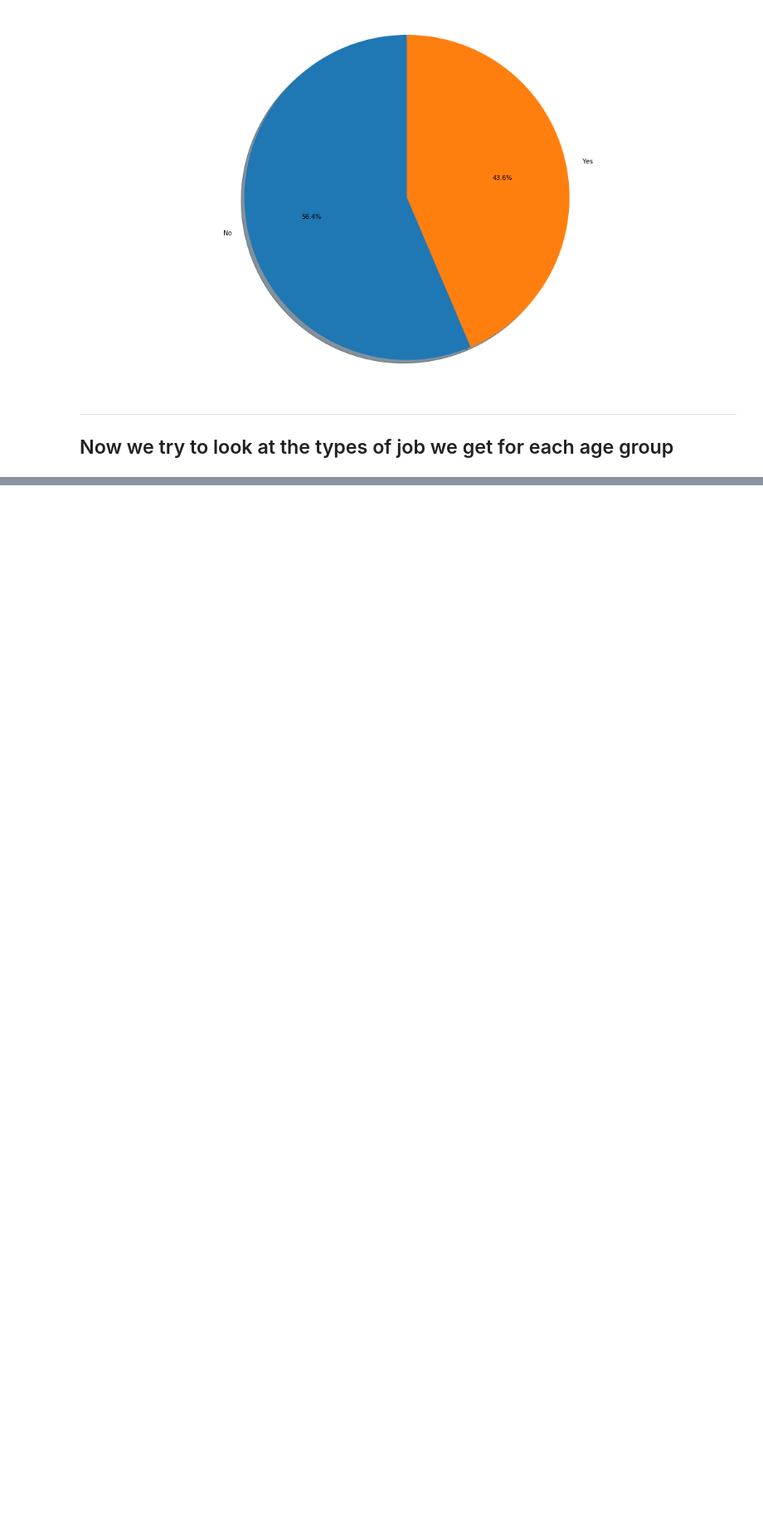
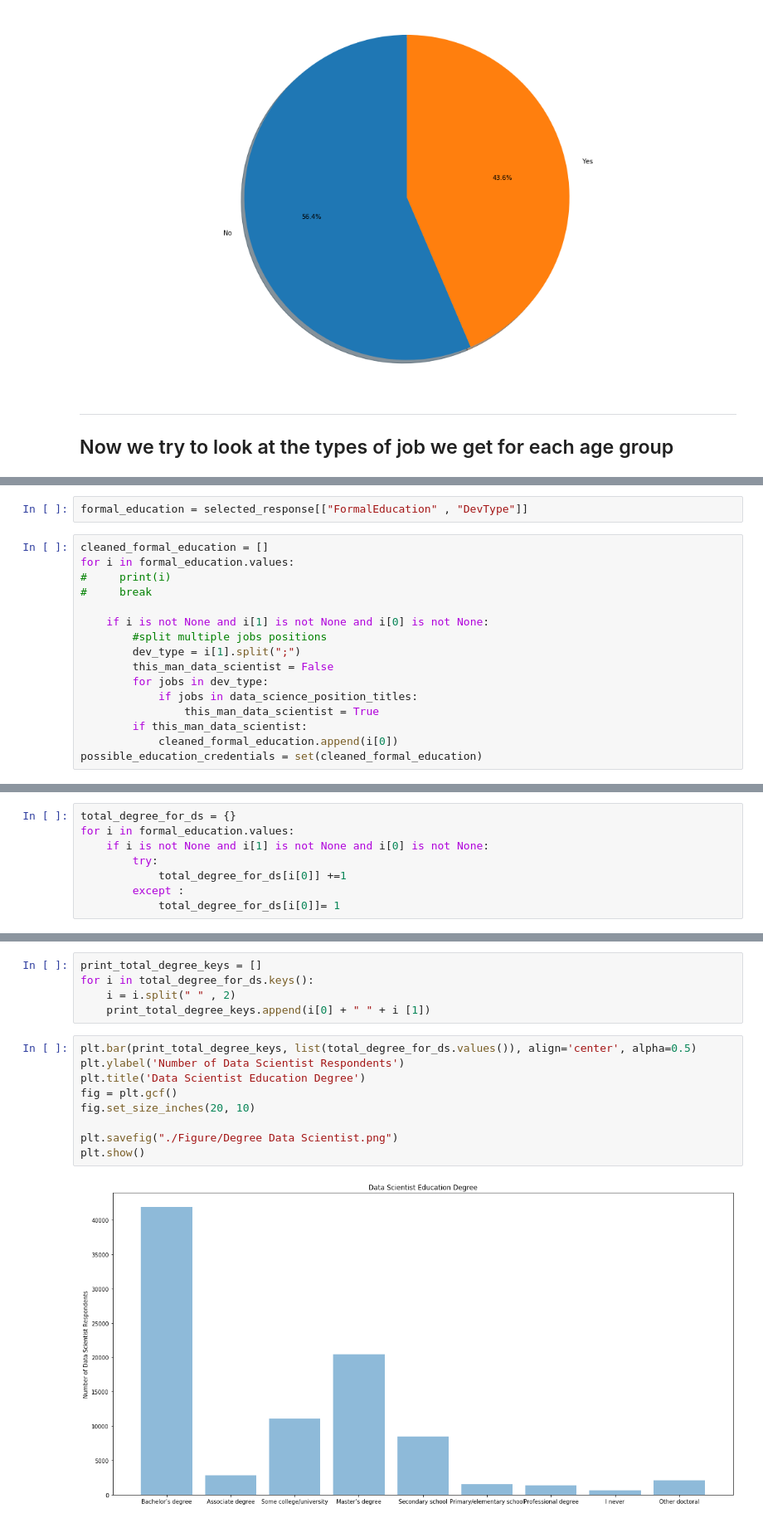
Before and after one commit to szacharias/Analysis-of-the-StackOverFlow-2018-survey, a Jupyter notebook: Final Project.ipynb, the cells around one changed output, grey strips where cells are left out. Shown: that part at 83% size. Saved outputs shown, nothing was run; the diff lists cells and outputs as text; blank space fills up the shorter version.

Commit message:
#1203 Degree, Age, Devtype

```diff
--- a/Final Project.ipynb
+++ b/Final Project.ipynb
@@ -439,0 +580,18 @@ jobs_to_years_dict_value = jobs_to_years_dict.values()
+# %%
+formal_education = selected_response[["FormalEducation" , "DevType"]]
+# %%
+cleaned_formal_education = []
+for i in formal_education.values:
+#     print(i)
+#     break
+
+    if i is not None and i[1] is not None and i[0] is not None:
+        #split multiple jobs positions
+        dev_type = i[1].split(";")
+        this_man_data_scientist = False
+        for jobs in dev_type:
+            if jobs in data_science_position_titles:
+                this_man_data_scientist = True
+        if this_man_data_scientist:
+            cleaned_formal_education.append(i[0])
+possible_education_credentials = set(cleaned_formal_education)
@@ -439,0 +610,8 @@ jobs_to_years_dict_value = jobs_to_years_dict.values()
+# %%
+total_degree_for_ds = {}
+for i in formal_education.values:
+    if i is not None and i[1] is not None and i[0] is not None:
+        try:
+            total_degree_for_ds[i[0]] +=1
+        except :
+            total_degree_for_ds[i[0]]= 1
@@ -439,0 +630,16 @@ jobs_to_years_dict_value = jobs_to_years_dict.values()
+# %%
+print_total_degree_keys = []
+for i in total_degree_for_ds.keys():
+    i = i.split(" " , 2)
+    print_total_degree_keys.append(i[0] + " " + i [1])
+# %%
+plt.bar(print_total_degree_keys, list(total_degree_for_ds.values()), align='center', alpha=0.5)
+plt.ylabel('Number of Data Scientist Respondents')
+plt.title('Data Scientist Education Degree')
+fig = plt.gcf()
+fig.set_size_inches(20, 10)
+
+plt.savefig("./Figure/Degree Data Scientist.png")
+plt.show()
+# %% [output]
+[figure, added]
```
Also changed, not shown: parts of 26 cells of this notebook, 2 other files.
